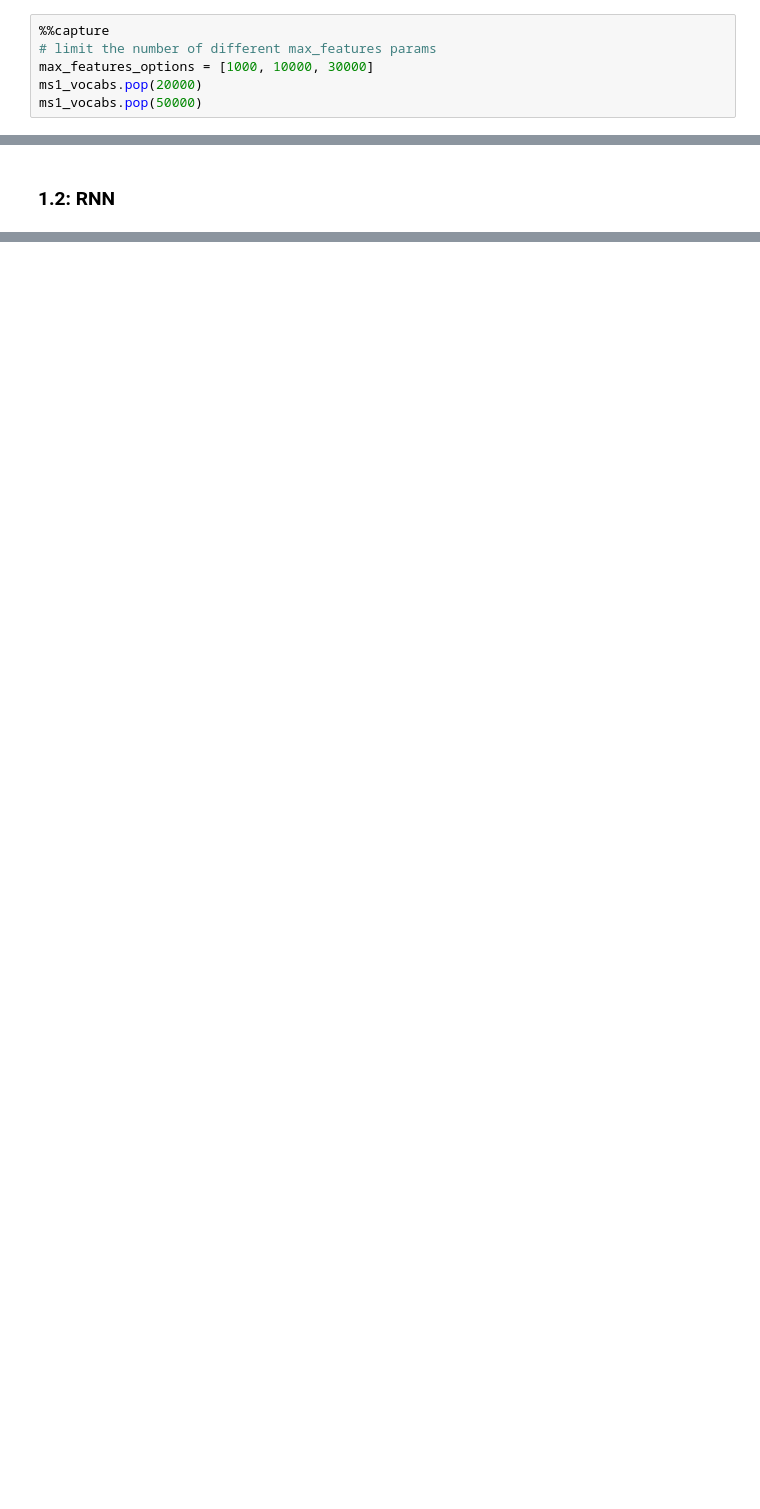
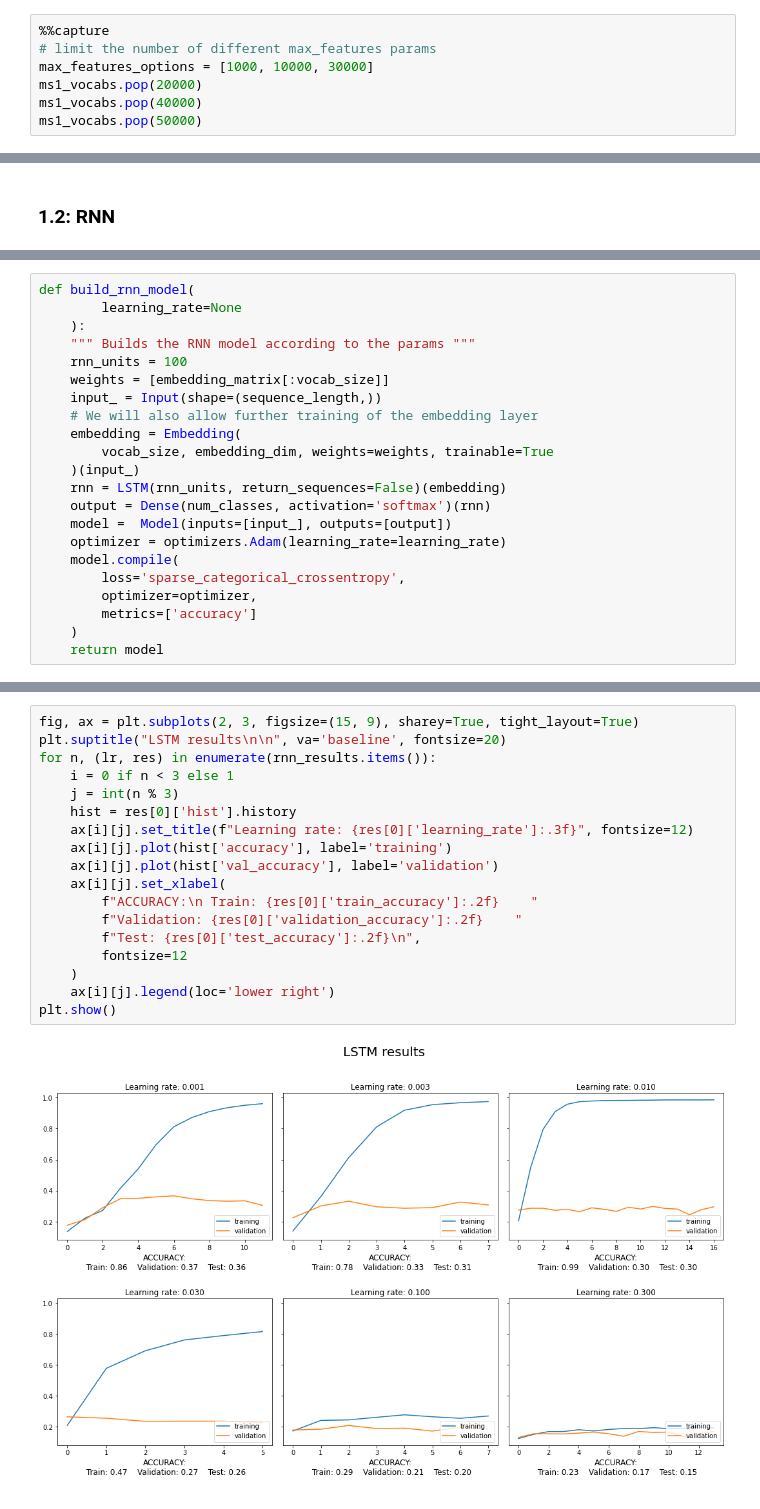
Before and after one commit to HannaKi/DL_HLT_2020_groupwork, a Jupyter notebook: DLHLT_2020_Group2.ipynb, the cells around one changed output, grey strips where cells are left out. Saved outputs shown, nothing was run; the diff lists cells and outputs as text; blank space fills up the shorter version.

Commit message:
RNN results.

```diff
--- a/DLHLT_2020_Group2.ipynb
+++ b/DLHLT_2020_Group2.ipynb
@@ -206,6 +182,7 @@ ACCURACY: Train 0.79  Dev 0.54  Test 0.53  Permutated 0.07
 # limit the number of different max_features params
 max_features_options = [1000, 10000, 30000]
 ms1_vocabs.pop(20000)
+ms1_vocabs.pop(40000)
 ms1_vocabs.pop(50000)
 # %% [markdown]
 ### 1.1: BOW
@@ -501,0 +498,22 @@ def build_rnn_model(
+# %%
+def build_rnn_model(
+        learning_rate=None
+    ):
+    """ Builds the RNN model according to the params """
+    rnn_units = 100
+    weights = [embedding_matrix[:vocab_size]]
+    input_ = Input(shape=(sequence_length,))
+    # We will also allow further training of the embedding layer
+    embedding = Embedding(
+        vocab_size, embedding_dim, weights=weights, trainable=True
+    )(input_)
+    rnn = LSTM(rnn_units, return_sequences=False)(embedding)
+    output = Dense(num_classes, activation='softmax')(rnn)
+    model =  Model(inputs=[input_], outputs=[output])
+    optimizer = optimizers.Adam(learning_rate=learning_rate)
+    model.compile(
+        loss='sparse_categorical_crossentropy',
+        optimizer=optimizer,
+        metrics=['accuracy']
+    )
+    return model
@@ -501,0 +593,20 @@ def build_rnn_model(
+# %%
+fig, ax = plt.subplots(2, 3, figsize=(15, 9), sharey=True, tight_layout=True)
+plt.suptitle("LSTM results\n\n", va='baseline', fontsize=20)
+for n, (lr, res) in enumerate(rnn_results.items()):
+    i = 0 if n < 3 else 1
+    j = int(n % 3)
+    hist = res[0]['hist'].history
+    ax[i][j].set_title(f"Learning rate: {res[0]['learning_rate']:.3f}", fontsize=12)
+    ax[i][j].plot(hist['accuracy'], label='training')
+    ax[i][j].plot(hist['val_accuracy'], label='validation')
+    ax[i][j].set_xlabel(
+        f"ACCURACY:\n Train: {res[0]['train_accuracy']:.2f}    "
+        f"Validation: {res[0]['validation_accuracy']:.2f}    "
+        f"Test: {res[0]['test_accuracy']:.2f}\n",
+        fontsize=12
+    )
+    ax[i][j].legend(loc='lower right')
+plt.show()
+# %% [output]
+[figure, added]
```
Also changed, not shown: parts of 33 cells of this notebook.
